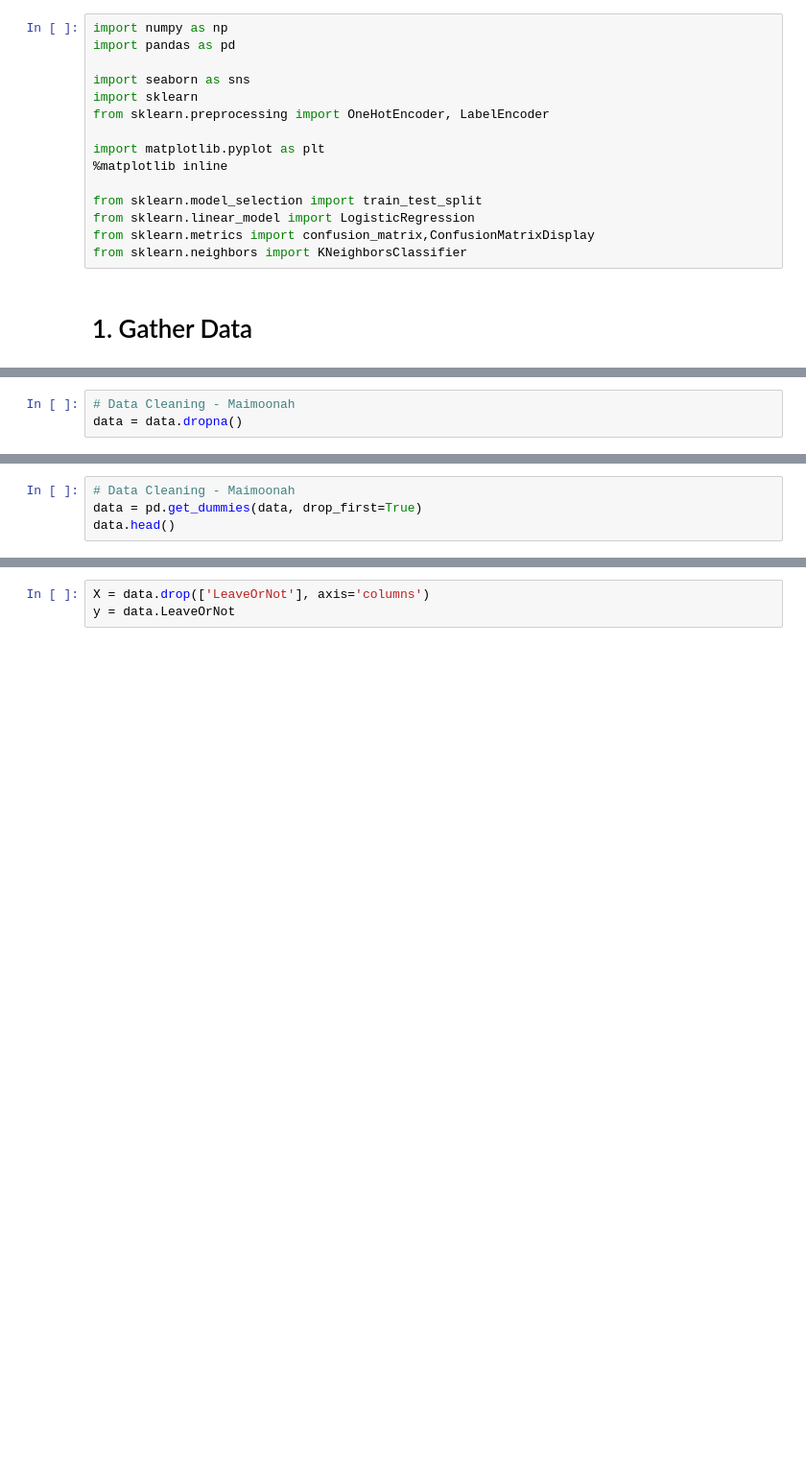
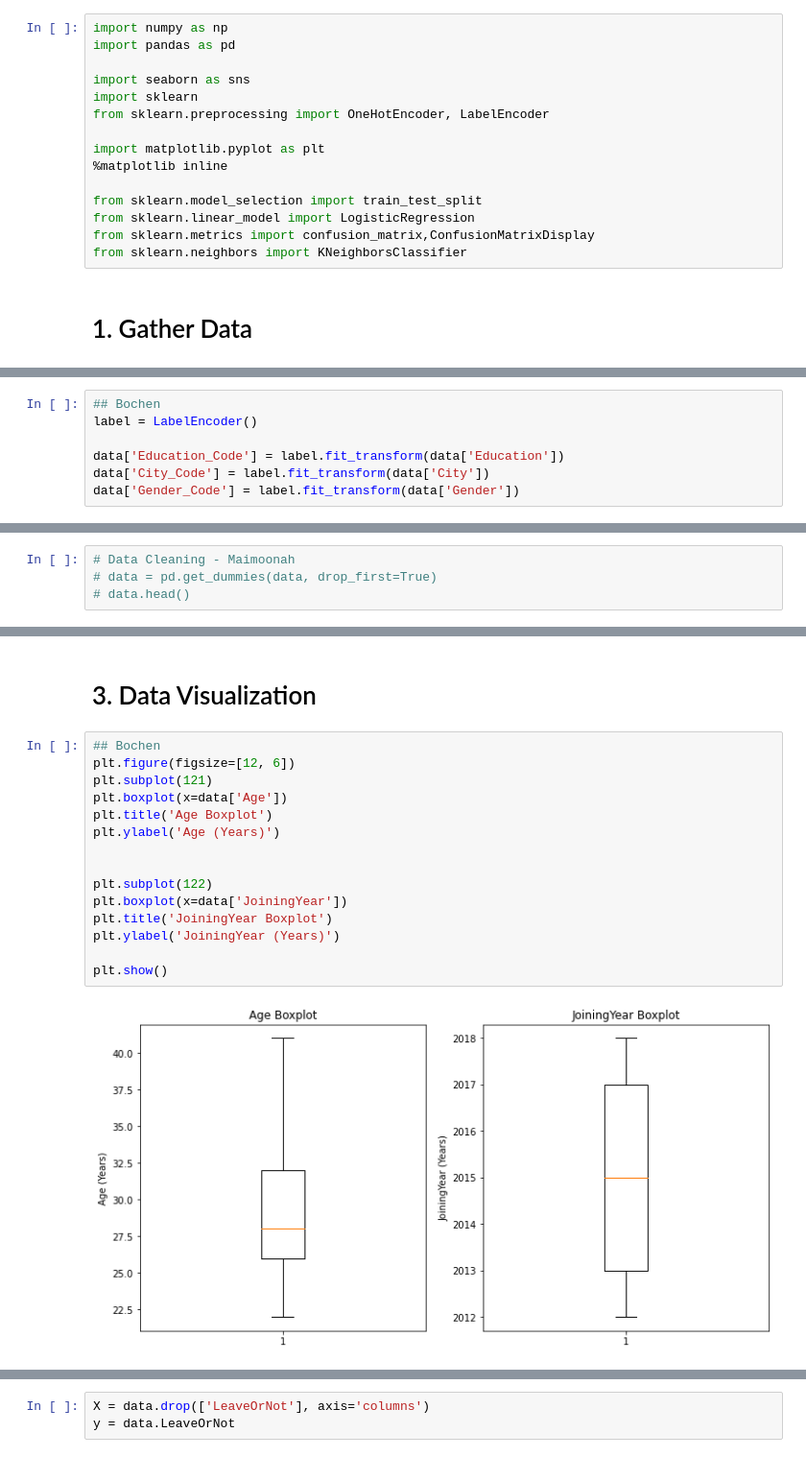
Before and after one commit to bochendong/CS9637A, a Jupyter notebook: 9637a.ipynb, the cells around one changed output, grey strips where cells are left out. Shown at 96% size. Saved outputs shown, nothing was run; the diff lists cells and outputs as text; blank space fills up the shorter version.

```diff
--- a/9637a.ipynb
+++ b/9637a.ipynb
@@ -30,0 +125,7 @@ data.sample(5)
+# %%
+## Bochen
+label = LabelEncoder()
+
+data['Education_Code'] = label.fit_transform(data['Education'])
+data['City_Code'] = label.fit_transform(data['City'])
+data['Gender_Code'] = label.fit_transform(data['Gender'])
@@ -60,3 +156,4 @@ dtype: int64
 # %%
 # Data Cleaning - Maimoonah
-data = data.dropna()
+# data = pd.get_dummies(data, drop_first=True)
+# data.head()
@@ -63,4 +166,0 @@ data = data.dropna()
-# %%
-# Data Cleaning - Maimoonah
-data = pd.get_dummies(data, drop_first=True)
-data.head()
@@ -86,0 +167,19 @@ data.describe(include = "all")
+# %% [markdown]
+# 3. Data Visualization
+# %%
+## Bochen
+plt.figure(figsize=[12, 6])
+plt.subplot(121)
+plt.boxplot(x=data['Age'])
+plt.title('Age Boxplot')
+plt.ylabel('Age (Years)')
+
+
+plt.subplot(122)
+plt.boxplot(x=data['JoiningYear'])
+plt.title('JoiningYear Boxplot')
+plt.ylabel('JoiningYear (Years)')
+
+plt.show()
+# %% [output]
+[figure, added]
```
Also changed, not shown: parts of 22 cells of this notebook.
